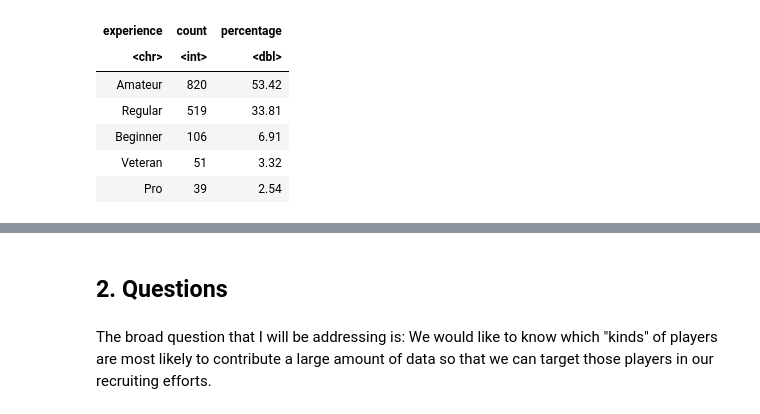
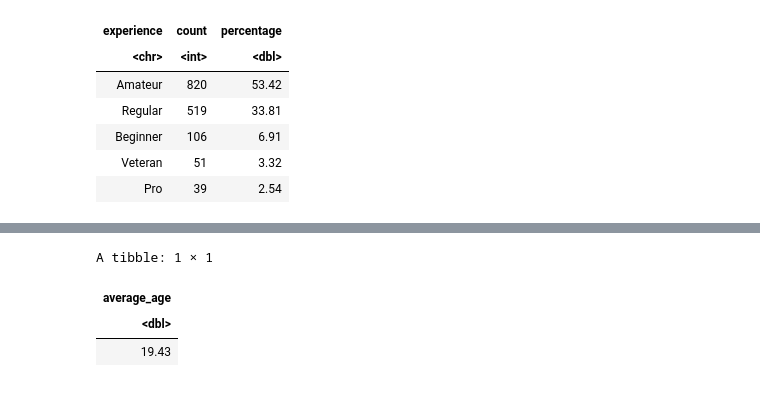
Before and after one commit to chhloe07/dsci100-project, a Jupyter notebook: Project_Planning_Stage.ipynb, the cells around one changed output, grey strips where cells are left out. Cells and saved outputs as stored; diff of their text form; code cells hidden in the pictures.

```diff
--- a/Project_Planning_Stage.ipynb
+++ b/Project_Planning_Stage.ipynb
@@ -138,4 +134,9 @@ A tibble: 1 × 4
-# %% [markdown]
-## 2. Questions
-# %% [markdown]
-The broad question that I will be addressing is:  We would like to know which "kinds" of players are most likely to contribute a large amount of data so that we can target those players in our recruiting efforts.
+# %%
+average_age <- combined_data |>
+    summarize(average_age = round(mean(Age, na.rm = TRUE), 2))
+average_age
+# %% [output]
+A tibble: 1 × 1
+| average_age |
+| <dbl> |
+| 19.43 |
```
Also changed, not shown: parts of 13 cells of this notebook.
